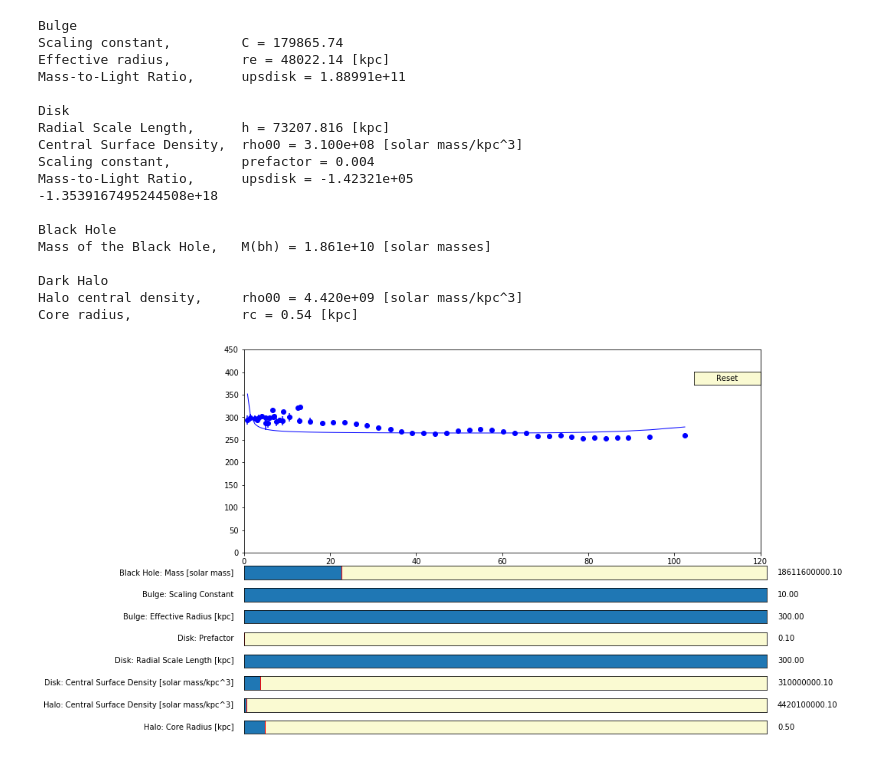
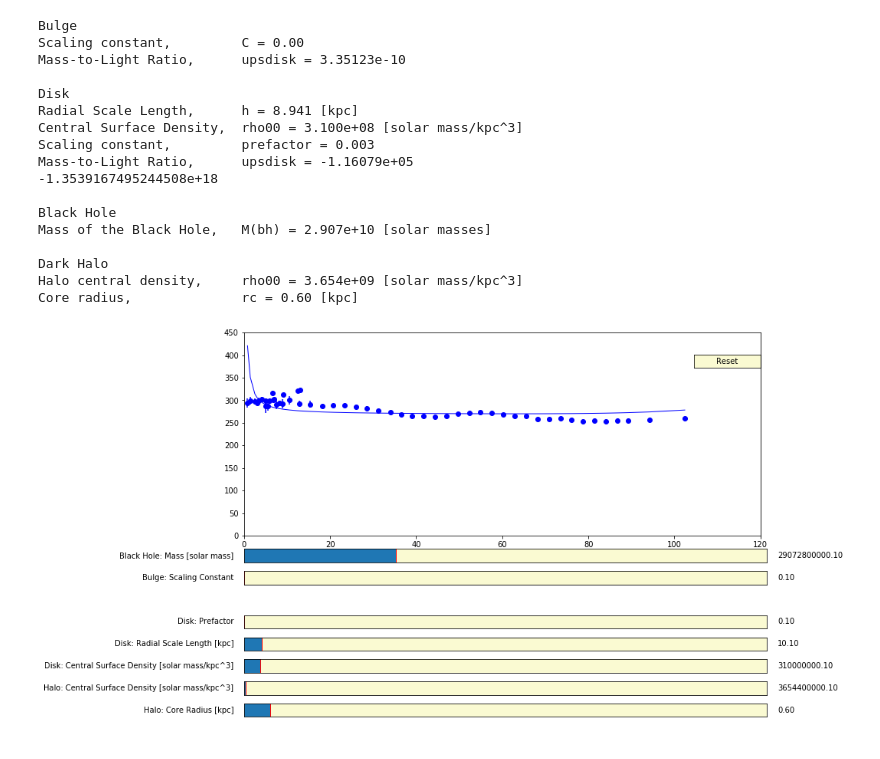
Before and after one commit to villano-lab/grav_project, a Jupyter notebook: fitting/Fitting_with_library-diskparam.ipynb, the cells around one changed output. Drawn from its saved outputs; the diff is of its cells as text; code cells hidden in the pictures.

Commit message:
[JB] fixed n and re but fitting curve is still not great

```diff
--- a/fitting/Fitting_with_library-diskparam.ipynb
+++ b/fitting/Fitting_with_library-diskparam.ipynb
@@ -22,9 +22,8 @@ r_dat, v_dat, v_err0, v_err1 = (np.asarray(list(a)) for a in zip(*sorted(zip(r_d
 #converting v_err1 to an array
 v_err1_array = np.asarray(v_err1)
 # %%
-def f(r,M,rc,rho00,c,re,h,d_rho00,pref):
-#def f(r,M,rc,rho00,c):
-    return np.sqrt(nf.bh_v(r,M)**2 + nf.h_v(r,rc,rho00,load=True)**2 + c*nf.b_v(r,re,load=True)**2 + nf.d_v(r,h,d_rho00,pref,load=True)**2)
+def f(r,M,rc,rho00,c,h,d_rho00,pref):
+    return np.sqrt(nf.bh_v(r,M)**2 + nf.h_v(r,rc,rho00,load=True)**2 + c*nf.b_v(r,load=True)**2 + nf.d_v(r,h,d_rho00,pref,load=True)**2)
 # %%
 #Setup
 weighdata = 1/v_err1
@@ -35,7 +34,7 @@ params.add('M', value=nf.Mbh_def, min=0) #Mass
 #Bulge
 params.add('c', value=1, min=0)          #Contributions should all add
 #params.add('n', value=nf.n_c, min=0)
-params.add('re', value=nf.re_c, min=0)
+#params.add('re', value=nf.re_c, min=0)
 #Disk
 params.add('h', value=nf.h_c, min=0)
 params.add('d_rho00', value=nf.drho00_c, min=0)
@@ -57,11 +56,11 @@ l_drho00 = l_dict['d_rho00']
 l_pref = l_dict['pref']
 l_c = l_dict['c']
 #l_n = l_dict['n']
-l_re = l_dict['re']
+#l_re = l_dict['re']
 
-l_curve = np.sqrt(nf.bh_v(r_dat,l_M)**2 + nf.h_v(r_dat,l_rc,l_hrho00,load=True)**2 + l_c*nf.b_v(r_dat,l_re,load=True)[1]**2 + nf.d_v(r_dat,l_h,l_drho00,l_pref,load=True)**2)
+l_curve = np.sqrt(nf.bh_v(r_dat,l_M)**2 + nf.h_v(r_dat,l_rc,l_hrho00,load=True)**2 + l_c*nf.b_v(r_dat,load=True)[1]**2 + nf.d_v(r_dat,l_h,l_drho00,l_pref,load=True)**2)
 
-b_curve = l_c*nf.b_v(r_dat,nf.n_c,l_re,load=True)        #Bulge
+b_curve = l_c*nf.b_v(r_dat,load=True)        #Bulge
 d_curve = nf.d_v(r_dat,l_h,l_drho00,l_pref,load=True) #Disk
 bh_curve = nf.bh_v(r_dat,l_M)                         #Black Hole
 h_curve = nf.h_v(r_dat,l_rc,l_hrho00,load=True)       #Halo
@@ -130,9 +123,9 @@ Correlations (unreported correlations are < 0.100)
 print('Bulge')
 print('Scaling constant,         C = {:.2f}'.format(l_c))
 #print('Concentration parameter,  n = {:.2f}'.format(l_n))
-print('Effective radius,         re = {:.2f} [kpc]'.format(l_re))
+#print('Effective radius,         re = {:.2f} [kpc]'.format(l_re))
 
-upsbulge = l_c * nf.b_r0(nf.n_c,l_re) * nf.n_c / (4 * nf.G * nf.q * nf.b_I0(nf.n_c,l_re) * (np.sqrt((np.sin(nf.i)**2)+(1/(nf.q**2))*(np.cos(nf.i)**2))))
+upsbulge = l_c * nf.b_r0(nf.n_c,nf.re_c) * nf.n_c / (4 * nf.G * nf.q * nf.b_I0(nf.n_c,nf.re_c) * (np.sqrt((np.sin(nf.i)**2)+(1/(nf.q**2))*(np.cos(nf.i)**2))))
 print('Mass-to-Light Ratio,      upsdisk = {:.5e}'.format(upsbulge))
 
 # comparing to fixed consants of re and n:
@@ -176,23 +169,22 @@ print('Core radius,              rc = {:.2f} [kpc]'.format(l_rc))
 # Gas
 # %% [output]
 Bulge
-Scaling constant,         C = 179865.74
-Effective radius,         re = 48022.14 [kpc]
-Mass-to-Light Ratio,      upsdisk = 1.88991e+11
+Scaling constant,         C = 0.00
+Mass-to-Light Ratio,      upsdisk = 3.35123e-10
 
 Disk
-Radial Scale Length,      h = 73207.816 [kpc]
+Radial Scale Length,      h = 8.941 [kpc]
 Central Surface Density,  rho00 = 3.100e+08 [solar mass/kpc^3]
-Scaling constant,         prefactor = 0.004
-Mass-to-Light Ratio,      upsdisk = -1.42321e+05
+Scaling constant,         prefactor = 0.003
+Mass-to-Light Ratio,      upsdisk = -1.16079e+05
 -1.3539167495244508e+18
 
 Black Hole
-Mass of the Black Hole,   M(bh) = 1.861e+10 [solar masses]
+Mass of the Black Hole,   M(bh) = 2.907e+10 [solar masses]
 
 Dark Halo
-Halo central density,     rho00 = 4.420e+09 [solar mass/kpc^3]
-Core radius,              rc = 0.54 [kpc]
+Halo central density,     rho00 = 3.654e+09 [solar mass/kpc^3]
+Core radius,              rc = 0.60 [kpc]
 # %%
 # Adding a slider to the plot using Matplotlib Slider Widget
 import numpy as np
@@ -213,7 +205,7 @@ axcolor = 'lightgoldenrodyellow'
 ax_M = plt.axes([0.12, 0.36, 0.79, 0.03], facecolor=axcolor)
 ax_c = plt.axes([0.12, 0.31, 0.79, 0.03], facecolor=axcolor)
 #ax_n = plt.axes([0.12, 0.31, 0.79, 0.03], facecolor=axcolor)
-ax_re = plt.axes([0.12, 0.26, 0.79, 0.03], facecolor=axcolor)
+#ax_re = plt.axes([0.12, 0.26, 0.79, 0.03], facecolor=axcolor)
 ax_pref = plt.axes([0.12, 0.21, 0.79, 0.03], facecolor=axcolor)
 ax_h = plt.axes([0.12, 0.16, 0.79, 0.03], facecolor=axcolor)
 ax_drho00 = plt.axes([0.12, 0.11, 0.79, 0.03], facecolor=axcolor)
@@ -223,7 +215,7 @@ ax_rc = plt.axes([0.12, 0.01, 0.79, 0.03], facecolor=axcolor)
 s_M = Slider(ax_M, 'Black Hole: Mass [solar mass]', 0.1, 1.0e11, valinit=l_M, valstep=1.0e5)
 s_c = Slider(ax_c, 'Bulge: Scaling Constant', 0.1, 10.0, valinit=l_c, valstep=0.1)
 #s_n = Slider(ax_n, 'Bulge: Concentration Parameter', 0.1, 20.0, valinit=l_n, valstep=0.1)
-s_re = Slider(ax_re, 'Bulge: Effective Radius [kpc]', 0.1, 300.0, valinit=l_re, valstep=5.0)
+#s_re = Slider(ax_re, 'Bulge: Effective Radius [kpc]', 0.1, 300.0, valinit=l_re, valstep=5.0)
 s_pref = Slider(ax_pref, 'Disk: Prefactor', 0.1, 10.0, valinit=l_pref, valstep=0.1)
 s_h = Slider(ax_h, 'Disk: Radial Scale Length [kpc]', 0.1, 300.0, valinit=l_h, valstep=5.0)
 s_drho00 = Slider(ax_drho00, 'Disk: Central Surface Density [solar mass/kpc^3]', 0.1, 1.0e10, valinit=l_drho00, valstep=1.0e5)
@@ -234,41 +226,41 @@ def update(val):
     u_M = s_M.val
     u_c = s_c.val
     #u_n = s_n.val
-    u_re = s_re.val
+    #u_re = s_re.val
     u_pref = s_pref.val
     u_h = s_h.val
     u_drho00 = s_drho00.val
     u_hrho00 = s_hrho00.val
     u_rc = s_rc.val
-    l.set_ydata(np.sqrt(nf.bh_v(r_dat,l_M)**2 + nf.h_v(r_dat,l_rc,l_hrho00,load=True)**2 + l_c*nf.b_v(r_dat,l_re,load=True)[1]**2 + nf.d_v(r_dat,l_h,l_drho00,l_pref,load=True)**2))
+    l.set_ydata(np.sqrt(nf.bh_v(r_dat,l_M)**2 + nf.h_v(r_dat,l_rc,l_hrho00,load=True)**2 + l_c*nf.b_v(r_dat,load=True)[1]**2 + nf.d_v(r_dat,l_h,l_drho00,l_pref,load=True)**2))
     #l.set_ydata(nf.bh_v(r_dat,l_M))
     fig.canvas.draw_idle()
 
 s_M.on_changed(update)
 s_c.on_changed(update)
 #s_n.on_changed(update)
-s_re.on_changed(update)
+#s_re.on_changed(update)
 s_pref.on_changed(update)
 s_h.on_changed(update)
 s_drho00.on_changed(update)
 s_hrho00.on_changed(update)
 s_rc.on_changed(update)
 
 resetax = plt.axes([0.8, 0.8, 0.1, 0.03])
 button = Button(resetax, 'Reset', color=axcolor, hovercolor='0.975')
 
 def reset(event):
     s_M.reset()
     s_c.reset()
     #s_n.reset()
-    s_re.reset()
+    #s_re.reset()
     s_pref.reset()
     s_h.reset()
     s_drho00.reset()
     s_hrho00.reset()
     s_rc.reset()
 button.on_clicked(reset)
 
 plt.show()
 # %% [output]
-[figure, old version]
+[figure, new version]
```
Also changed, not shown: parts of 2 cells of this notebook, 1 other file.
